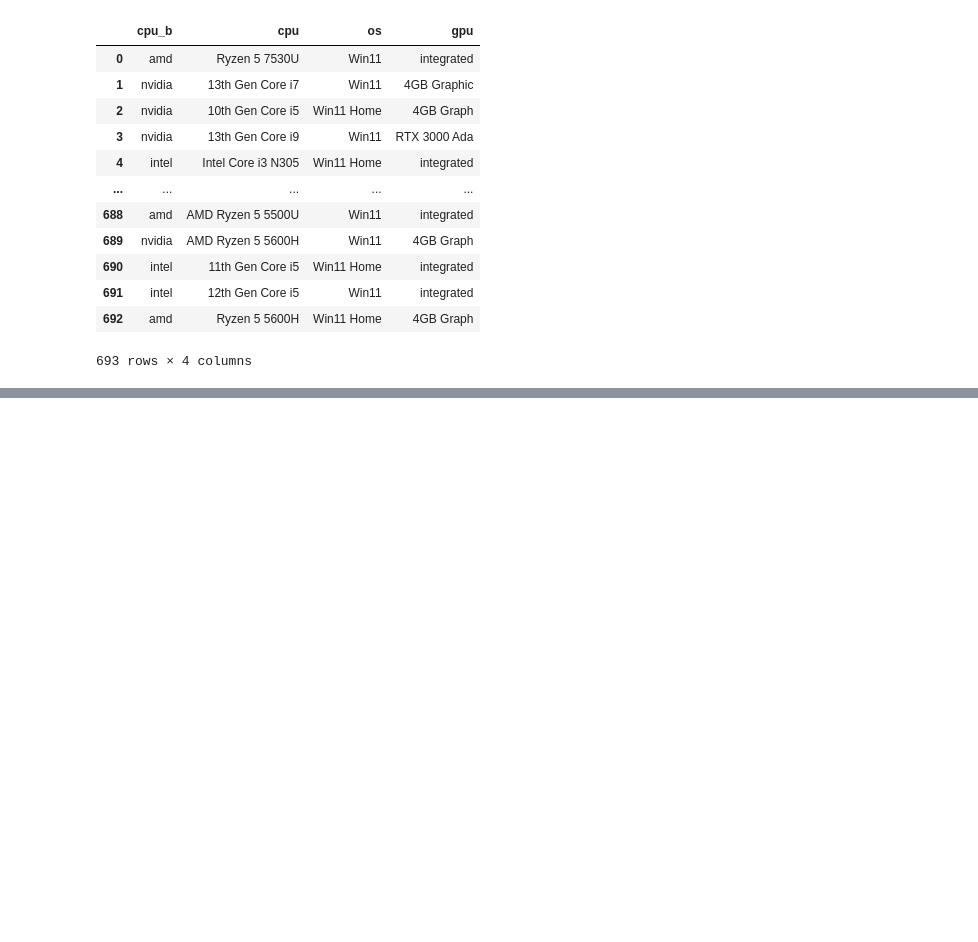
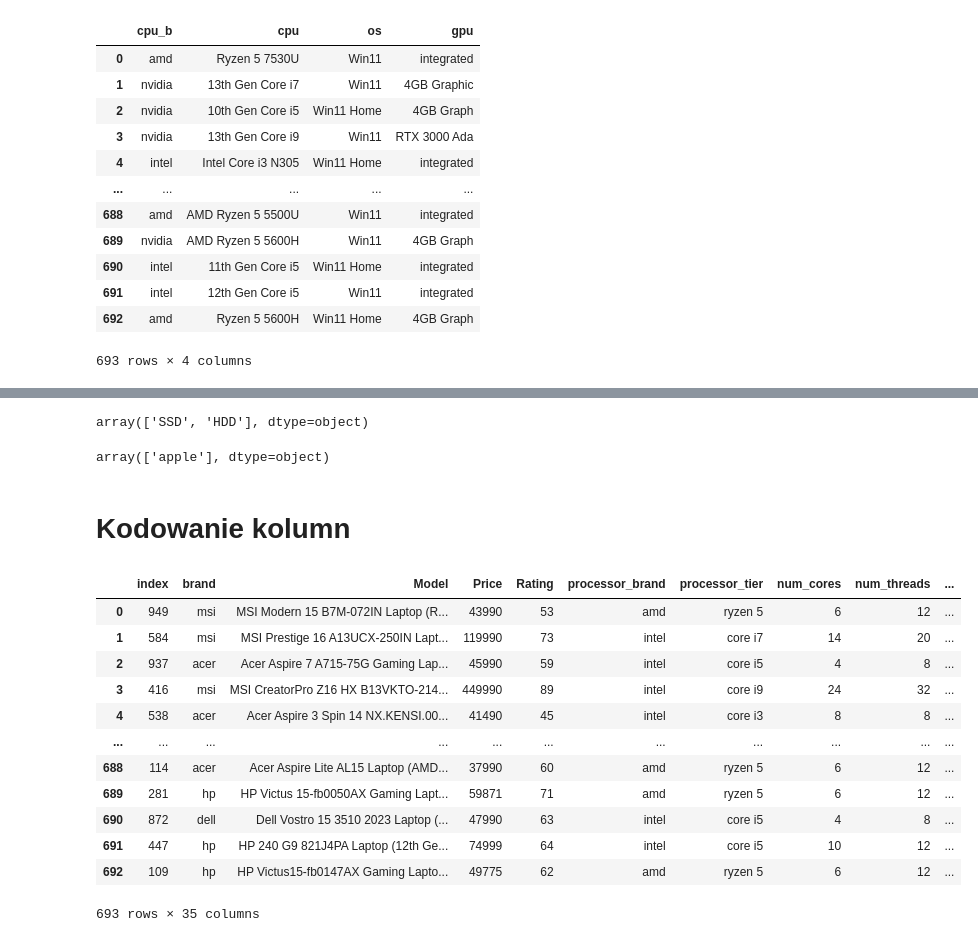
Before and after one commit to fantasy2fry/brand-laptops-clustering-ml, a Jupyter notebook: src/eda/Jan.ipynb, the cells around one changed output, grey strips where cells are left out. Cells and saved outputs as stored; diff of their text form; code cells hidden in the pictures; blank space fills up the shorter version.

```diff
--- a/src/eda/Jan.ipynb
+++ b/src/eda/Jan.ipynb
@@ -297,0 +339,33 @@ True
+# %%
+data.primary_storage_type.unique()
+# %% [output]
+array(['SSD', 'HDD'], dtype=object)
+# %%
+data.loc[data.gpu_type=='apple'].gpu_brand.unique()
+# %% [output]
+array(['apple'], dtype=object)
+# %% [markdown]
+# Kodowanie kolumn
+# %%
+diff1 = pd.get_dummies(data_copy[['processor_brand']],dtype='int')
+diff2 = pd.get_dummies(data_copy[['OS']],dtype='int')
+diff3 = pd.get_dummies(data_copy[['primary_storage_type','secondary_storage_type']],dtype='int')
+data_copy_2 = data_copy.copy()
+data_copy_2.drop(['processor_brand','OS','primary_storage_type','secondary_storage_type'],axis=1)
+df1 = pd.concat([data_copy_2,diff1,diff2,diff3],axis=1)
+# %%
+df1
+# %% [output]
+|  | index | brand | Model | Price | Rating | processor_brand | processor_tier | num_cores | num_threads | ... |
+| 0 | 949 | msi | MSI Modern 15 B7M-072IN Laptop (R... | 43990 | 53 | amd | ryzen 5 | 6 | 12 | ... |
+| 1 | 584 | msi | MSI Prestige 16 A13UCX-250IN Lapt... | 119990 | 73 | intel | core i7 | 14 | 20 | ... |
+| 2 | 937 | acer | Acer Aspire 7 A715-75G Gaming Lap... | 45990 | 59 | intel | core i5 | 4 | 8 | ... |
+| 3 | 416 | msi | MSI CreatorPro Z16 HX B13VKTO-214... | 449990 | 89 | intel | core i9 | 24 | 32 | ... |
+| 4 | 538 | acer | Acer Aspire 3 Spin 14 NX.KENSI.00... | 41490 | 45 | intel | core i3 | 8 | 8 | ... |
+| ... | ... | ... | ... | ... | ... | ... | ... | ... | ... | ... |
+| 688 | 114 | acer | Acer Aspire Lite AL15 Laptop (AMD... | 37990 | 60 | amd | ryzen 5 | 6 | 12 | ... |
+| 689 | 281 | hp | HP Victus 15-fb0050AX Gaming Lapt... | 59871 | 71 | amd | ryzen 5 | 6 | 12 | ... |
+| 690 | 872 | dell | Dell Vostro 15 3510 2023 Laptop (... | 47990 | 63 | intel | core i5 | 4 | 8 | ... |
+| 691 | 447 | hp | HP 240 G9 821J4PA Laptop (12th Ge... | 74999 | 64 | intel | core i5 | 10 | 12 | ... |
+| 692 | 109 | hp | HP Victus15-fb0147AX Gaming Lapto... | 49775 | 62 | amd | ryzen 5 | 6 | 12 | ... |
+693 rows × 35 columns
```
Also changed, not shown: parts of 11 cells of this notebook.
